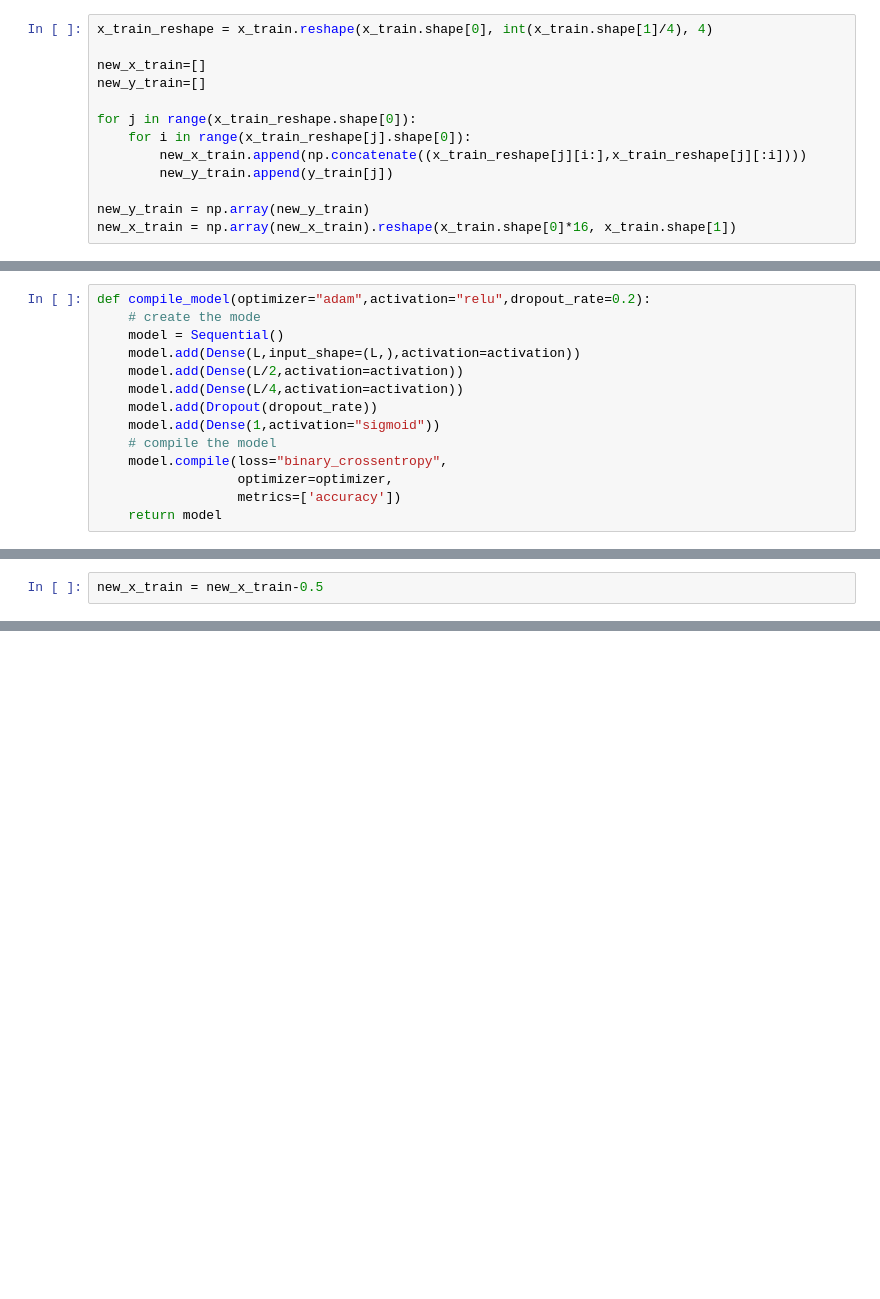
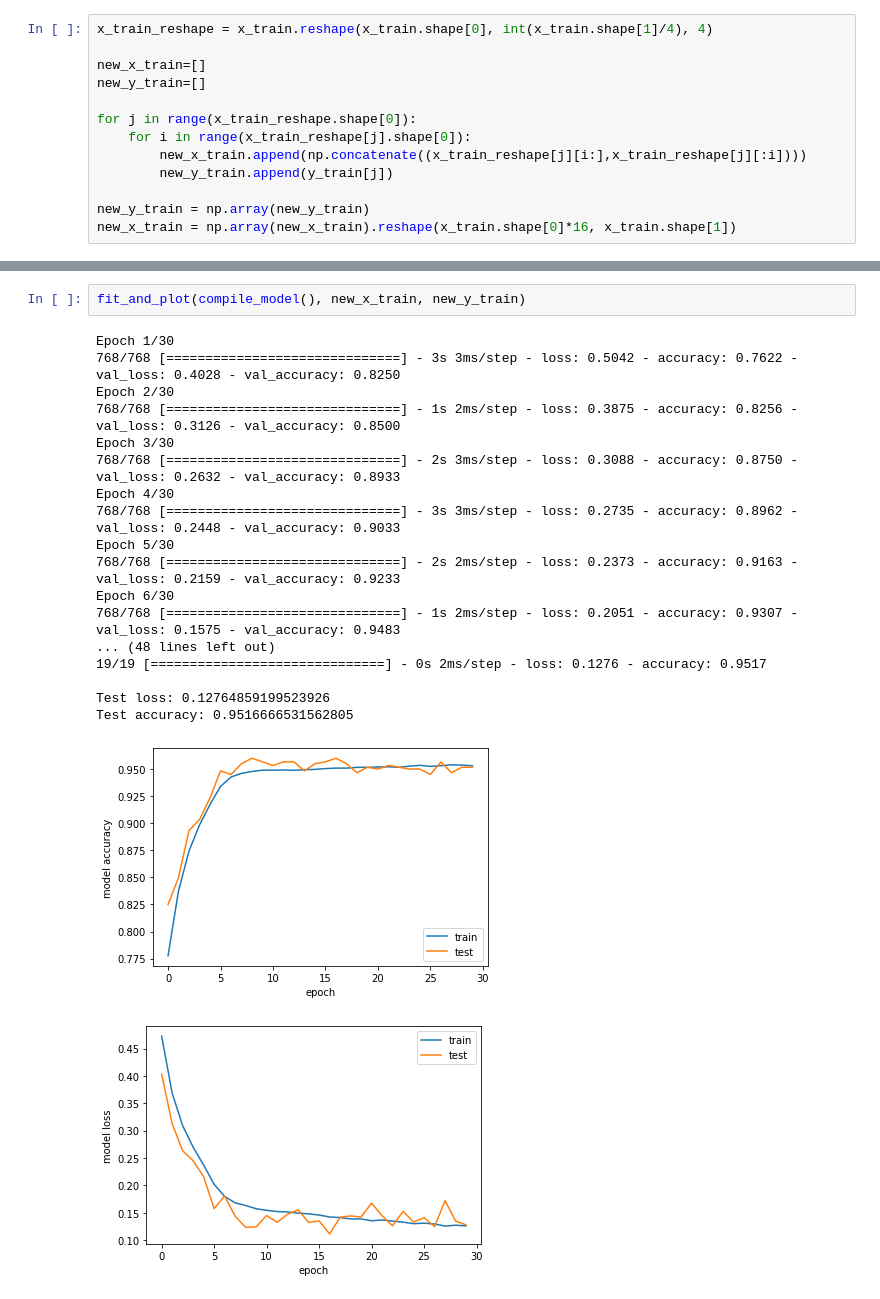
Before and after one commit to samuelelipani/lcpb, a Jupyter notebook: ex2.ipynb, the cells around one changed output, grey strips where cells are left out. Saved outputs shown, nothing was run; the diff lists cells and outputs as text; blank space fills up the shorter version.

```diff
--- a/ex2.ipynb
+++ b/ex2.ipynb
@@ -268,14 +189,0 @@ Test accuracy: 0.9516666531562805
-# %%
-def compile_model(optimizer="adam",activation="relu",dropout_rate=0.2):
-    # create the mode
-    model = Sequential()
-    model.add(Dense(L,input_shape=(L,),activation=activation))
-    model.add(Dense(L/2,activation=activation))
-    model.add(Dense(L/4,activation=activation))
-    model.add(Dropout(dropout_rate))
-    model.add(Dense(1,activation="sigmoid"))
-    # compile the model
-    model.compile(loss="binary_crossentropy",
-                  optimizer=optimizer,
-                  metrics=['accuracy'])
-    return model
@@ -398,2 +189,0 @@ Test accuracy: 0.9449999928474426
-# %%
-new_x_train = new_x_train-0.5
@@ -508,0 +190,22 @@ Test accuracy: 0.7416666746139526
+# %%
+fit_and_plot(compile_model(), new_x_train, new_y_train)
+# %% [output]
+Epoch 1/30
+768/768 [==============================] - 3s 3ms/step - loss: 0.5042 - accuracy: 0.7622 - val_loss: 0.4028 - val_accuracy: 0.8250
+Epoch 2/30
+768/768 [==============================] - 1s 2ms/step - loss: 0.3875 - accuracy: 0.8256 - val_loss: 0.3126 - val_accuracy: 0.8500
+Epoch 3/30
+768/768 [==============================] - 2s 3ms/step - loss: 0.3088 - accuracy: 0.8750 - val_loss: 0.2632 - val_accuracy: 0.8933
+Epoch 4/30
+768/768 [==============================] - 3s 3ms/step - loss: 0.2735 - accuracy: 0.8962 - val_loss: 0.2448 - val_accuracy: 0.9033
+Epoch 5/30
+768/768 [==============================] - 2s 2ms/step - loss: 0.2373 - accuracy: 0.9163 - val_loss: 0.2159 - val_accuracy: 0.9233
+Epoch 6/30
+768/768 [==============================] - 1s 2ms/step - loss: 0.2051 - accuracy: 0.9307 - val_loss: 0.1575 - val_accuracy: 0.9483
+... (48 lines left out)
+19/19 [==============================] - 0s 2ms/step - loss: 0.1276 - accuracy: 0.9517
+
+Test loss: 0.12764859199523926
+Test accuracy: 0.9516666531562805
+[figure, added]
+[figure, added]
```
Also changed, not shown: parts of 62 cells of this notebook.
